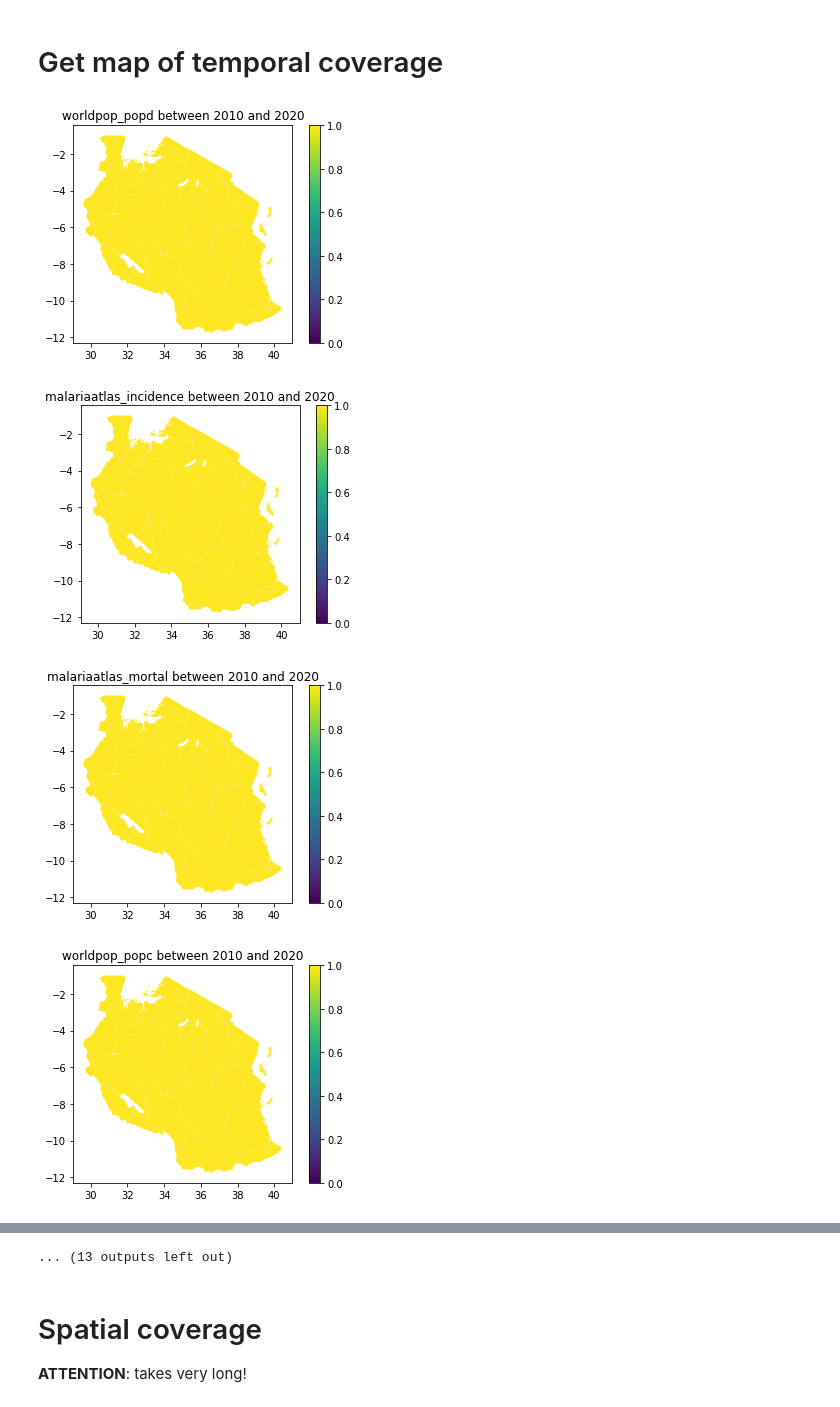
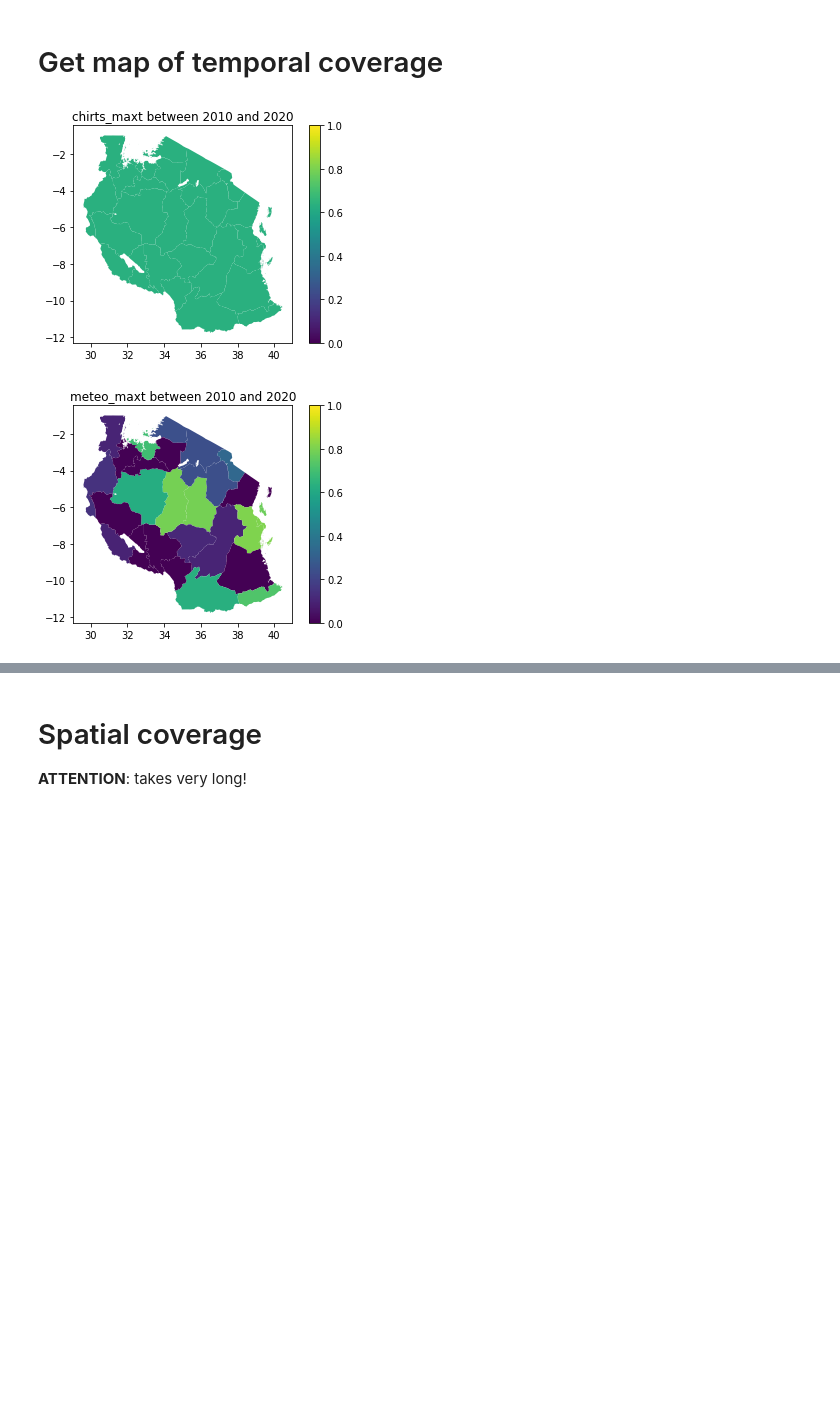
Before and after one commit to MARS-Group-HAW/esida-db, a Jupyter notebook: notebooks/ESIDA DB Data Quality.ipynb, the cells around one changed output, grey strips where cells are left out. Saved outputs shown, nothing was run; the diff lists cells and outputs as text; code cells hidden in the pictures; blank space fills up the shorter version.

```diff
--- a/notebooks/ESIDA DB Data Quality.ipynb
+++ b/notebooks/ESIDA DB Data Quality.ipynb
@@ -122,33 +111,34 @@ spatial_df.sort_values(by='coverage', ascending=True).head(5)
 # %% [markdown]
 # Get map of temporal coverage
+# %%
+# for wath parameters do want to show temporal coverage?
+parameters = ['chirts_maxt', 'meteo_maxt']
 # %%
 cache = {}
-for parameter_id in loaded_parameters:
+for parameter_id in parameters:
     rows = []
 
     for name, shape_id in regions_Name2Id.items():
         if shape_id not in cache:
             q = {
                 'shape_id': shape_id,
             }
             d = requests.get(f"{HOST}/api/v1/parameters?{urlencode(q)}", auth=auth).json()
 
             cache[shape_id] = pd.DataFrame(d['data'])
         dfx = cache[shape_id]
         row = {
             'id': shape_id,
             'value': dfx[dfx['parameter_id'] == parameter_id].reset_index(drop=True).at[0, 'temporal_coverage']
         }
         rows.append(row)
 
     dfxv = pd.DataFrame(rows)
     gdfxv = regions_gdf.merge(dfxv, on='id')
 
     gdfxv.plot(column='value',  vmin=0, vmax=1, legend=True)
     plt.title(f"{parameter_id} between 2010 and 2020")
     plt.show()
 # %% [output]
-[figure, old version]
+[figure, new version]
-[figure, old version]
+[figure, new version]
-[figure, removed]
-[figure, removed]
@@ -163,4 +145,3 @@ for parameter_id in loaded_parameters:
-... (13 outputs left out)
 # %% [markdown]
 # Spatial coverage
 
```
Also changed, not shown: parts of 21 cells of this notebook, 1 other file.
